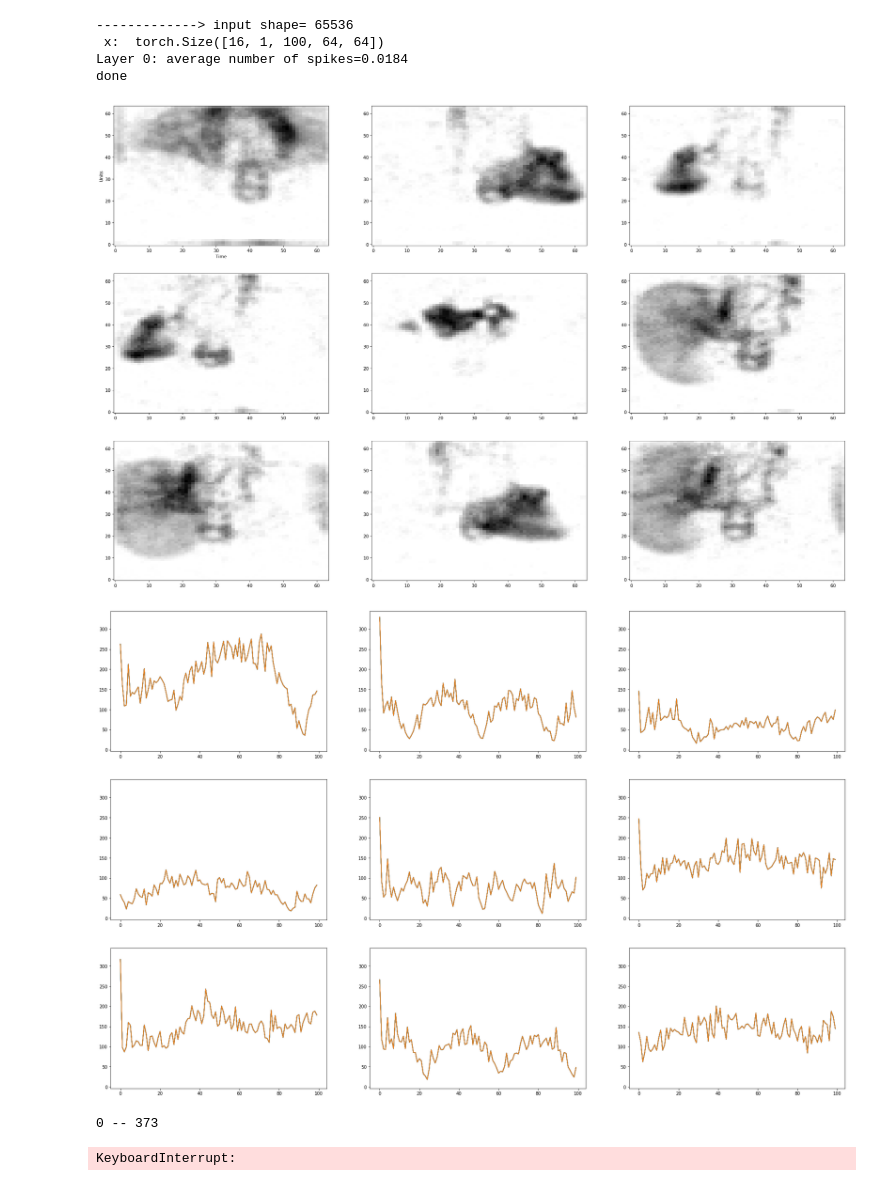
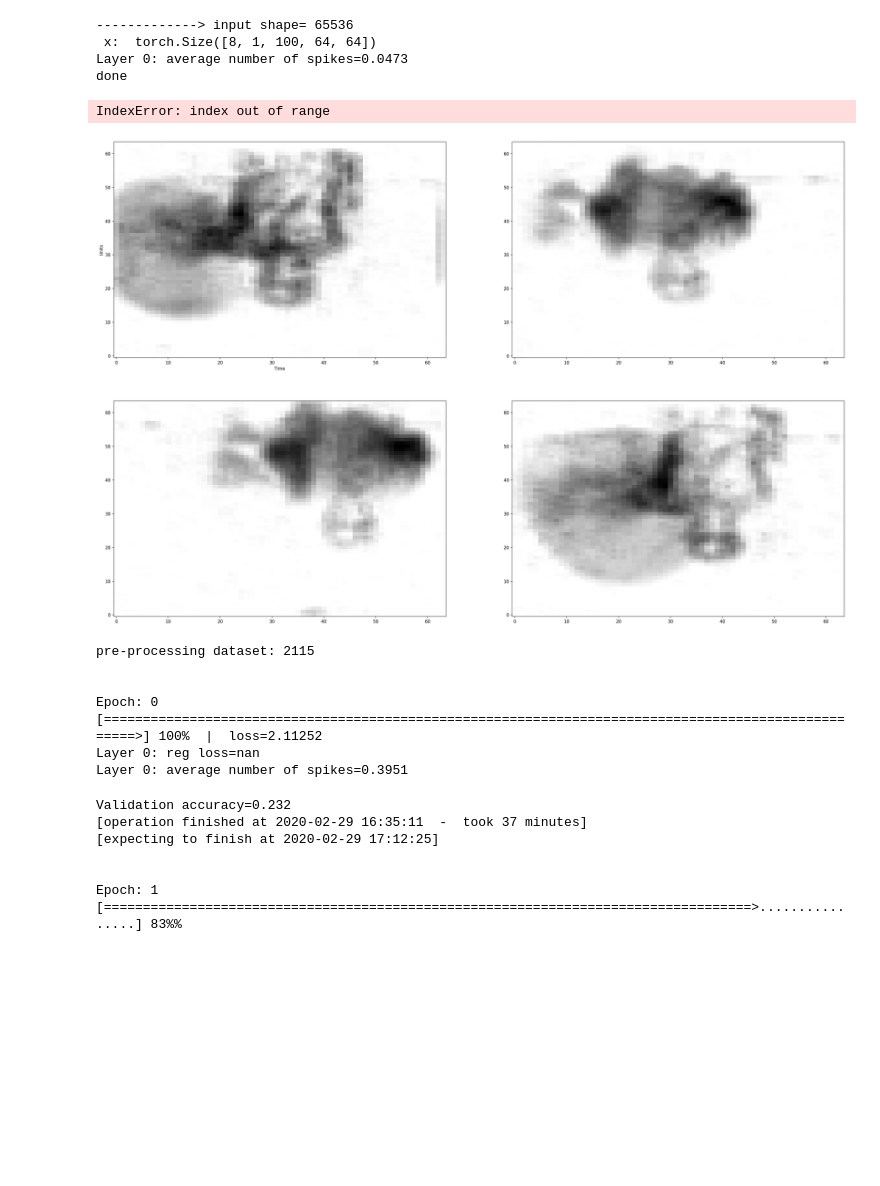
Before and after one commit to ArefMq/action-recognition-via-snn, a Jupyter notebook: s-cnn_based_on_s2net/S-CNN-DVS.ipynb, the cells around one changed output. Saved outputs shown, nothing was run; the diff lists cells and outputs as text; code cells hidden in the pictures; blank space fills up the shorter version.

```diff
--- a/s-cnn_based_on_s2net/S-CNN-DVS.ipynb
+++ b/s-cnn_based_on_s2net/S-CNN-DVS.ipynb
@@ -30,3 +27,6 @@ warnings.filterwarnings("ignore", category=wav.WavFileWarning)
+# %%
+batch_size = 8
+nb_epochs = 2
 # %%
 # Check whether a GPU is available
 if torch.cuda.is_available():
@@ -131,19 +42,6 @@ def collate_fn(data):
-# %%
-batch_size = 16
-
-# train_dataset = SpeechCommandsDataset(train_data_root, label_dct, transform = transform, mode="train", max_nb_per_class=None)
-# train_sampler = torch.utils.data.WeightedRandomSampler(train_dataset.weights,len(train_dataset.weights))
-# # train_dataloader = DataLoader(train_dataset, batch_size=batch_size, num_workers=4, sampler=train_sampler, collate_fn=collate_fn)
-
-# valid_dataset = SpeechCommandsDataset(train_data_root, label_dct, transform = transform, mode="valid", max_nb_per_class=None)
-# valid_dataloader = DataLoader(valid_dataset, batch_size=batch_size, shuffle=False, num_workers=4, collate_fn=collate_fn)
-
-# test_dataset = SpeechCommandsDataset(test_data_root, label_dct, transform = transform, mode="test")
-# test_dataloader = DataLoader(test_dataset, batch_size=batch_size, shuffle=False, num_workers=4, collate_fn=collate_fn)
-# train_dataloader = test_dataloader
 # %%
-CACHE_FOLDER_PATH = "/Users/aref/dvs-dataset/Cached/"
-DATASET_FOLDER_PATH = "/Users/aref/dvs-dataset/DvsGesture/"
+CACHE_FOLDER_PATH = "/home/aref/dataset/dvs-dataset"
+DATASET_FOLDER_PATH = "/home/aref/dataset/dvs-dataset"
 
 def load_data(trail):
     if trail.startswith('acc'):
@@ -412,22 +292,22 @@ input_shape = (64, 64)
 output_shape = input_shape # padding mode is "same"
 layers.append(SpikingConv3DLayer(input_shape, output_shape,
                  in_channels, out_channels, kernel_size, dilation,
-                 spike_fn, w_init_mean=w_init_mean, w_init_std=w_init_std, recurrent=False,
-                               lateral_connections=True,
-                               flatten_output=True # <========================== I have added this line
+                 spike_fn, w_init_mean=w_init_mean, w_init_std=w_init_std, recurrent=True,
+                               lateral_connections=True, flatten_output=True
                             ))
 
 
 # in_channels = out_channels
-# out_channels = 64
-# kernel_size = (4,3)
-# dilation = (4,3)
-# input_shape = output_shape
-# output_shape = input_shape # padding mode is "same"
-# layers.append(SpikingConv2DLayer(input_shape, output_shape,
+# out_channels = 32
+# kernel_size = (1,3,3)
+# # dilation = (1,1,1)
+# # input_shape = output_shape
+# # output_shape = input_shape # padding mode is "same"
+# layers.append(SpikingConv3DLayer(input_shape, output_shape,
 #                  in_channels, out_channels, kernel_size, dilation,
 #                  spike_fn, w_init_mean=w_init_mean, w_init_std=w_init_std, recurrent=False,
-#                               lateral_connections=True))
+#                               lateral_connections=True,
+#                                 flatten_output=True))
 
 # in_channels = out_channels
 # out_channels = 64
@@ -471,29 +351,29 @@ for X_batch, _ in load_data('train'):
 print('done')
 # %% [output]
 -------------> input shape= 65536
- x:  torch.Size([16, 1, 100, 64, 64])
-Layer 0: average number of spikes=0.0184
+ x:  torch.Size([8, 1, 100, 64, 64])
+Layer 0: average number of spikes=0.0473
 done
 # %%
-nb_plt = 9
+nb_plt = min(batch_size, 9)
 
 batch_idx = np.random.choice(batch_size, nb_plt, replace=False)
 
 # Plotting spike trains or membrane potential
 for i,l in enumerate(snn.layers):
 #     print('layer', i)
     if isinstance(l, SpikingDenseLayer):
         spk_rec = l.spk_rec_hist
         plot_spk_rec(spk_rec, idx=batch_idx)
     elif isinstance(l, SpikingConv2DLayer):
         spk_rec = l.spk_rec_hist
         plot_spk_rec(spk_rec.sum(1), idx=batch_idx)
     elif isinstance(l, SpikingConv3DLayer):
         spk_rec = l.spk_rec_hist
         plot_spk_rec(spk_rec.sum(1).sum(1), idx=batch_idx)
     else:
         mem_rec = l.mem_rec_hist
         plot_mem_rec(mem_rec, batch_idx)
 # %% [output]
+IndexError: index out of range
-[figure, old version]
+[figure, new version]
-[figure, removed]
@@ -601,7 +484,6 @@ def compute_classification_accuracy(model, trail):
 lr = 1e-3
 weight_decay = 1e-5
 reg_loss_coef = 0.1
-nb_epochs = 1
 
 params = [{'params':l.w, 'lr':lr, "weight_decay":weight_decay } for i,l in enumerate(snn.layers)]
 params += [{
@@ -621,6 +503,21 @@ scheduler = torch.optim.lr_scheduler.ExponentialLR(optimizer, gamma, last_epoch=
 
 hist = train(snn, params, optimizer, reg_loss_coef, nb_epochs=nb_epochs,
                   scheduler=scheduler, warmup_epochs=1)
+
+test_accuracy = compute_classification_accuracy(snn, 'test')
+print("Test accuracy=%.3f"%(test_accuracy))
+test_accuracy = compute_classification_accuracy(snn, 'train')
+print("Test accuracy=%.3f"%(test_accuracy))
 # %% [output]
-0 -- 373
+pre-processing dataset: 2115
+
+
+Epoch: 0 [====================================================================================================>] 100%  |  loss=2.11252
+Layer 0: reg loss=nan
+Layer 0: average number of spikes=0.3951
-KeyboardInterrupt:
+Validation accuracy=0.232
+[operation finished at 2020-02-29 16:35:11  -  took 37 minutes]
+[expecting to finish at 2020-02-29 17:12:25]
+
+
+Epoch: 1 [===================================================================================>................] 83%%
```
Also changed, not shown: parts of 14 cells of this notebook, 1 other file.
